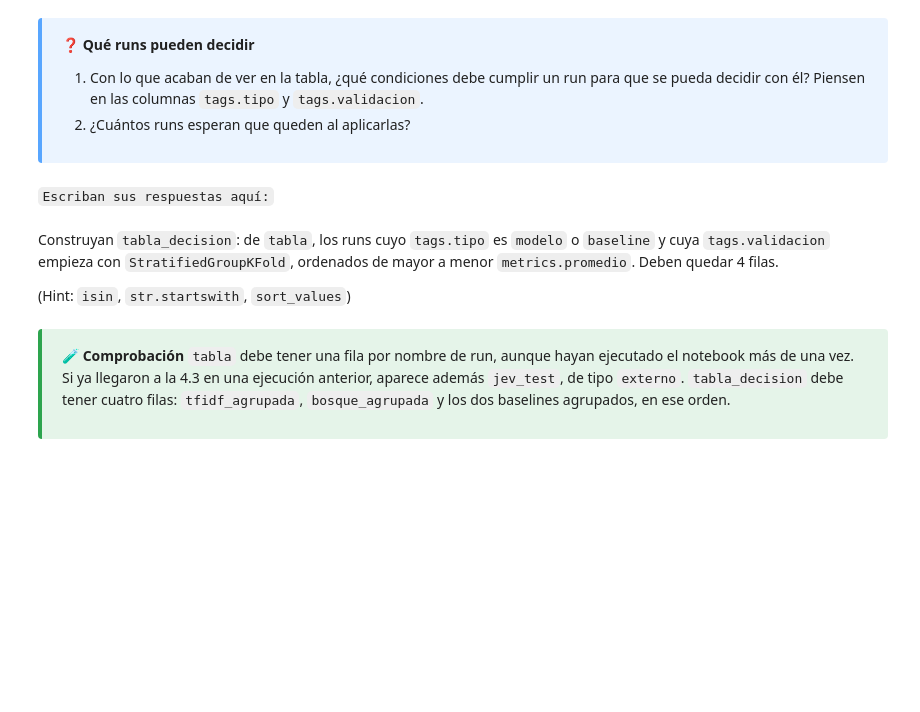
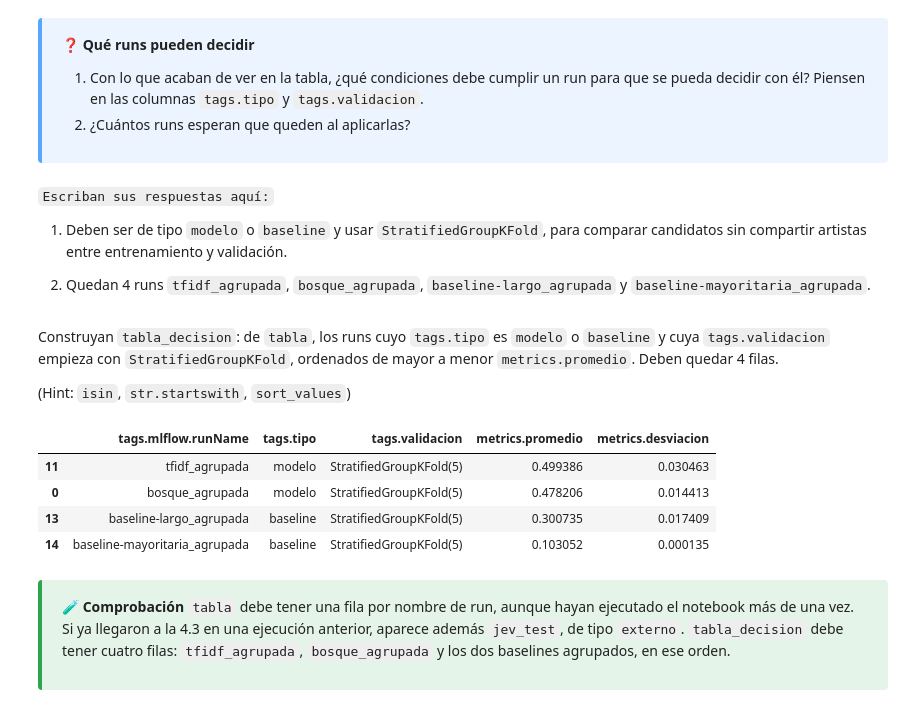
Before and after one commit to MaximilianoAMH/IA7202, a Jupyter notebook: labs/Lab_10/notebooks/Lab10_Enunciado.ipynb, the cells around one changed output. Drawn from its saved outputs; the diff is of its cells as text; code cells hidden in the pictures; blank space fills up the shorter version.

```diff
--- a/labs/Lab_10/notebooks/Lab10_Enunciado.ipynb
+++ b/labs/Lab_10/notebooks/Lab10_Enunciado.ipynb
@@ -1635,13 +1969,33 @@ Para decidir hay que quedarse con los runs que sirven para eso. Antes de filtrar
 </div>
 # %% [markdown]
 `Escriban sus respuestas aquí:`
+
+1. Deben ser de tipo `modelo` o `baseline` y usar `StratifiedGroupKFold`, para comparar candidatos sin compartir artistas entre entrenamiento y validación.
+
+2. Quedan 4 runs `tfidf_agrupada`, `bosque_agrupada`, `baseline-largo_agrupada` y `baseline-mayoritaria_agrupada`.
 # %% [markdown]
 Construyan `tabla_decision`: de `tabla`, los runs cuyo `tags.tipo` es `modelo` o `baseline` y cuya `tags.validacion` empieza con `StratifiedGroupKFold`, ordenados de mayor a menor `metrics.promedio`. Deben quedar 4 filas.
 
 (Hint: `isin`, `str.startswith`, `sort_values`)
 # %%
-# Su código aquí
-raise NotImplementedError("Construyan tabla_decision antes de continuar.")
+tabla_decision = (
+    tabla.loc[
+        tabla["tags.tipo"].isin(["modelo", "baseline"])
+        & tabla["tags.validacion"].str.startswith(
+            "StratifiedGroupKFold", na=False
+        )
+    ]
+    .sort_values("metrics.promedio", ascending=False)
+    .copy()
+)
+
+tabla_decision[columnas_runs]
+# %% [output]
+|  | tags.mlflow.runName | tags.tipo | tags.validacion | metrics.promedio | metrics.desviacion |
+| 11 | tfidf_agrupada | modelo | StratifiedGroupKFold(5) | 0.499386 | 0.030463 |
+| 0 | bosque_agrupada | modelo | StratifiedGroupKFold(5) | 0.478206 | 0.014413 |
+| 13 | baseline-largo_agrupada | baseline | StratifiedGroupKFold(5) | 0.300735 | 0.017409 |
+| 14 | baseline-mayoritaria_agrupada | baseline | StratifiedGroupKFold(5) | 0.103052 | 0.000135 |
 # %% [markdown]
 <!-- COMPROBACIÓN -->
 <div style="padding:16px 20px; margin:16px 0; border-left:4px solid #2da44e; background:rgba(45,164,78,.12); color:inherit; border-radius:4px;">
```
Also changed, not shown: parts of 65 cells of this notebook, 3 other files.
